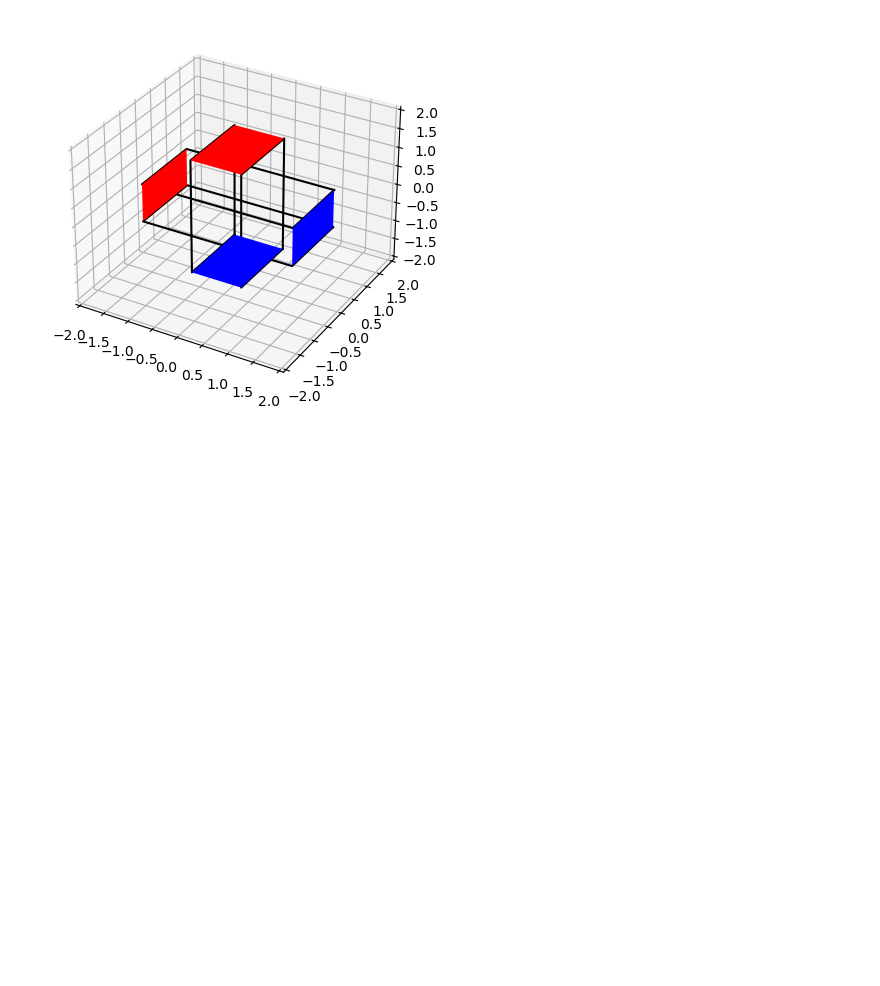
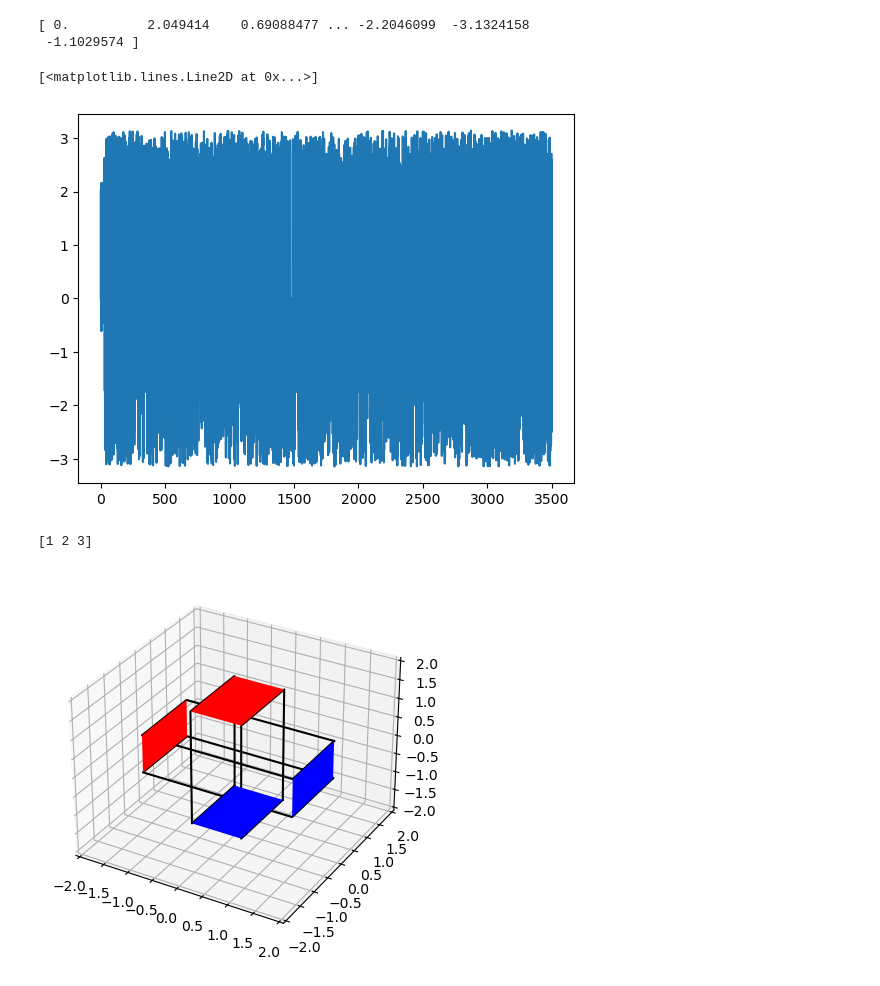
Before and after one commit to Tassadon/ECE276A_PR1, a Jupyter notebook: code/main.ipynb, the cells around one changed output. Drawn from its saved outputs; the diff is of its cells as text; code cells hidden in the pictures; blank space fills up the shorter version.

```diff
--- a/code/main.ipynb
+++ b/code/main.ipynb
@@ -3,0 +94,10 @@ import rotplot
+# %%
+print(noomoo[:,0])
+# %% [output]
+[ 0.          2.049414    0.69088477 ... -2.2046099  -3.1324158
+ -1.1029574 ]
+# %%
+plt.plot(noomoo[:,2])
+# %% [output]
+[<matplotlib.lines.Line2D at 0x...>]
+[figure, added]
@@ -4,3 +107,8 @@ import rotplot
+# %%
+def myCost():
+    raise NotImplementedError
+# %% [output]
+[1 2 3]
 # %%
 rotplot.example()
 # %% [output]
```
Also changed, not shown: parts of 12 cells of this notebook, 3 other files.
